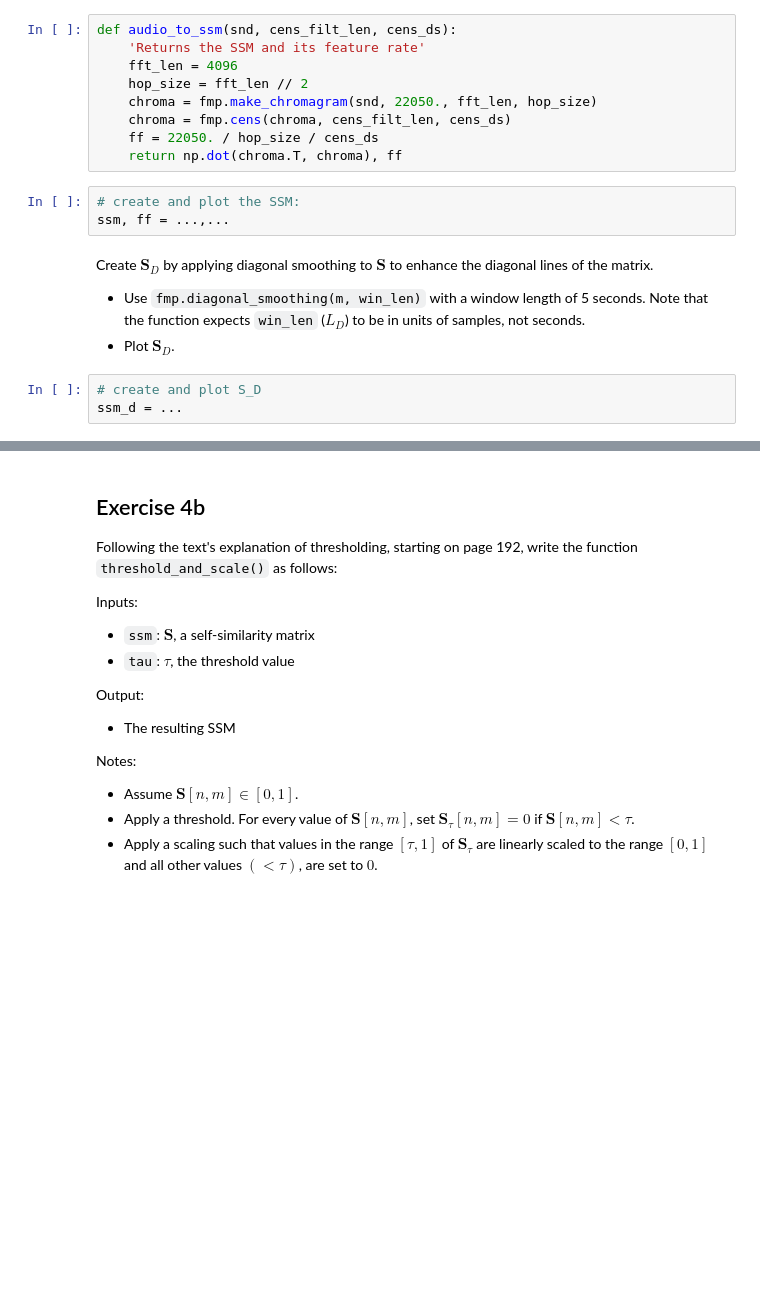
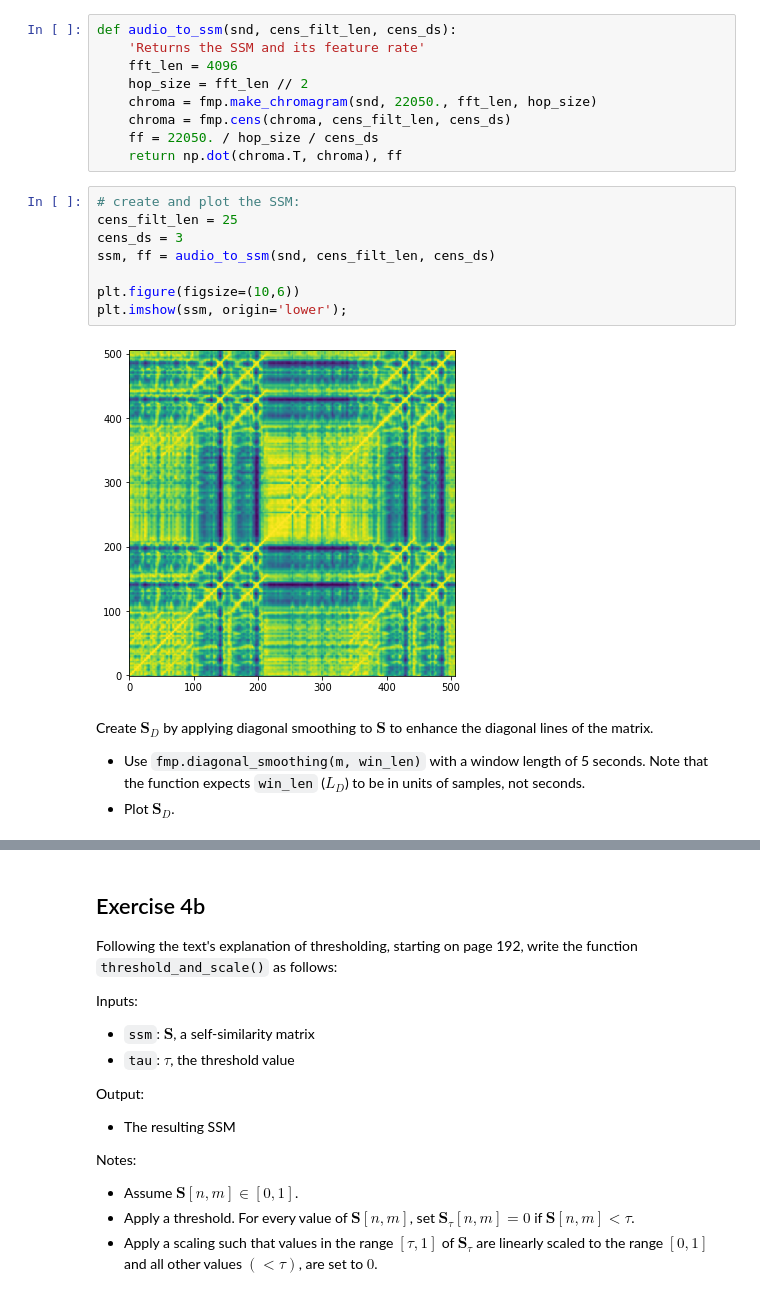
Before and after one commit to jmftrindade/digital_music_processing, a Jupyter notebook: 7_struct/pset7.ipynb, the cells around one changed output, grey strips where cells are left out. Saved outputs shown, nothing was run; the diff lists cells and outputs as text; blank space fills up the shorter version.

```diff
--- a/7_struct/pset7.ipynb
+++ b/7_struct/pset7.ipynb
@@ -165,12 +165,16 @@ def audio_to_ssm(snd, cens_filt_len, cens_ds):
     return np.dot(chroma.T, chroma), ff
 # %%
 # create and plot the SSM:
-ssm, ff = ...,...
+cens_filt_len = 25
+cens_ds = 3
+ssm, ff = audio_to_ssm(snd, cens_filt_len, cens_ds)
+
+plt.figure(figsize=(10,6))
+plt.imshow(ssm, origin='lower');
+# %% [output]
+[figure, added]
 # %% [markdown]
 Create $\mathbf{S}_D$ by applying diagonal smoothing to $\mathbf{S}$ to enhance the diagonal lines of the matrix.
 
 - Use `fmp.diagonal_smoothing(m, win_len)` with a window length of 5 seconds. Note that the function expects `win_len` ($L_D$) to be in units of samples, not seconds.
 - Plot $\mathbf{S}_D$.
-# %%
-# create and plot S_D
-ssm_d = ...
```
Also changed, not shown: parts of 1 cell of this notebook.
